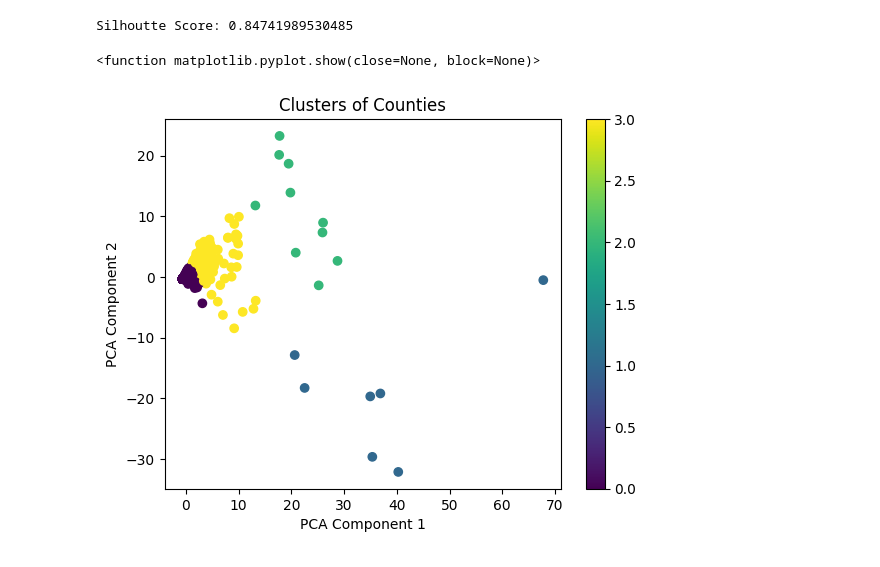
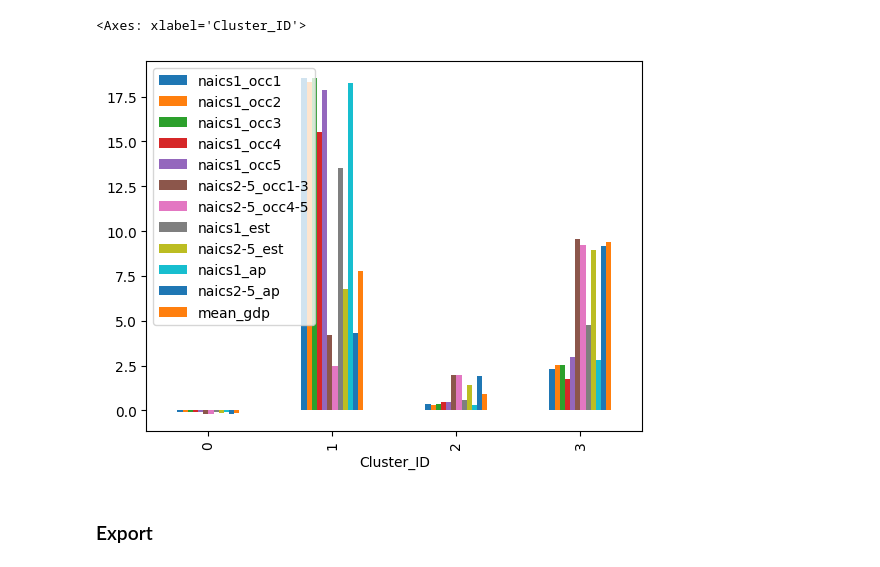
Before and after one commit to bogdankrenz/data_mining_SO2024, a Jupyter notebook: notebooks/4_clustering_kmeans.ipynb, the cells around one changed output. Cells and saved outputs as stored; diff of their text form; code cells hidden in the pictures.

```diff
--- a/notebooks/4_clustering_kmeans.ipynb
+++ b/notebooks/4_clustering_kmeans.ipynb
@@ -49 +113,8 @@ master_df["Cluster_ID"] = clusters
+# %%
+result_df.groupby("Cluster_ID")[selected_features].mean().plot(legend=True, kind="bar")
+# %% [output]
+<Axes: xlabel='Cluster_ID'>
+[figure, added]
+# %% [markdown]
+### Export
 # %%
@@ -51,18 +121,0 @@ pd.to_pickle(master_df, "../data/processed/master_df_cluster.pkl")
-# %%
-sil_score = silhouette_score(master_df_scaled, clusters)
-print(f"Silhoutte Score: {sil_score}")
-# %% [output]
-Silhoutte Score: 0.84741989530485
-# %%
-pca = PCA(n_components=2)
-pca_features = pca.fit_transform(master_df_scaled)
-
-plt.scatter(pca_features[:, 0], pca_features[:, 1], c=clusters, cmap="viridis")
-plt.xlabel("PCA Component 1")
-plt.ylabel("PCA Component 2")
-plt.title("Clusters of Counties")
-plt.colorbar()
-plt.show
-# %% [output]
-<function matplotlib.pyplot.show(close=None, block=None)>
-[figure, removed]
```
Also changed, not shown: parts of 18 cells of this notebook, 3 other files.
